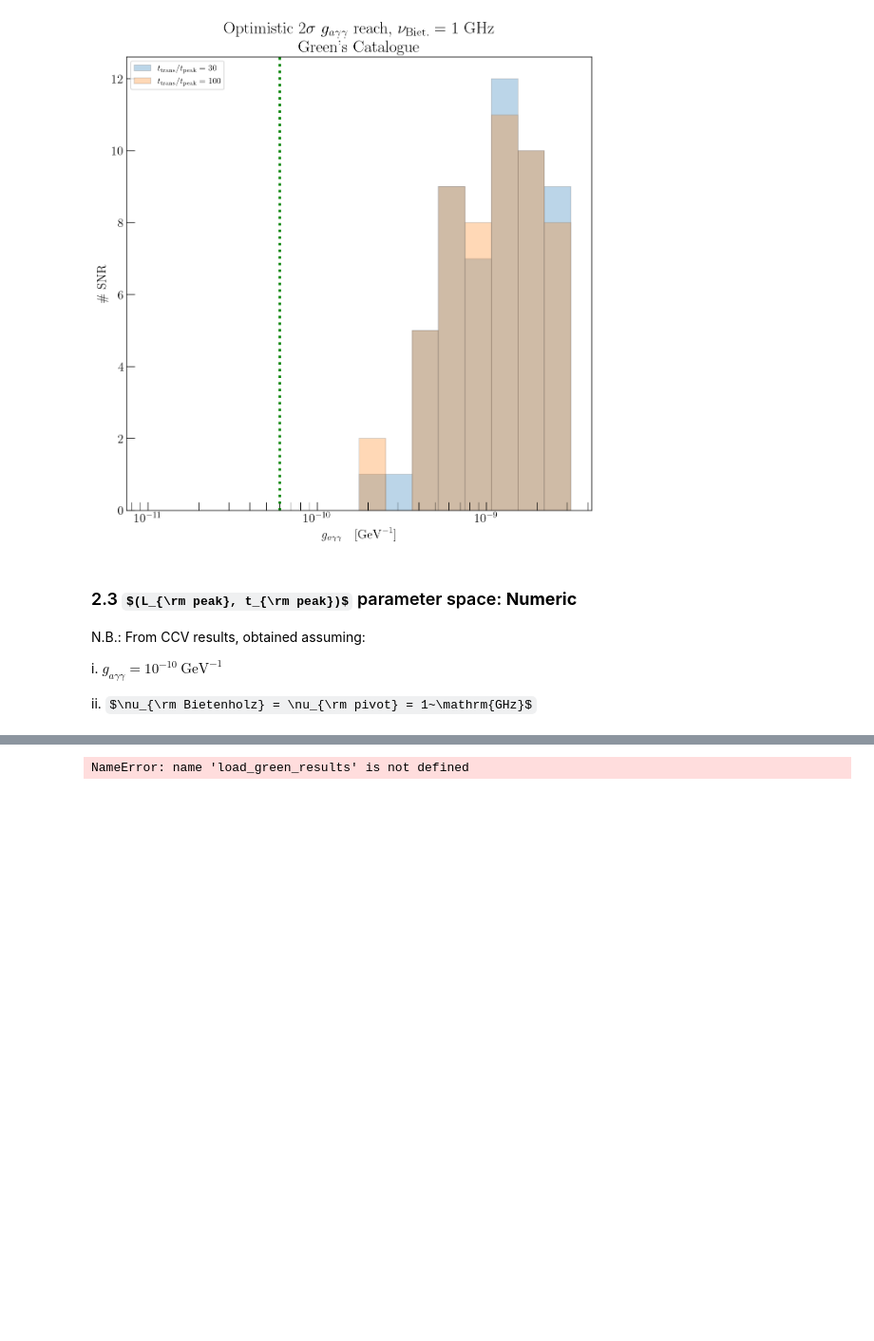
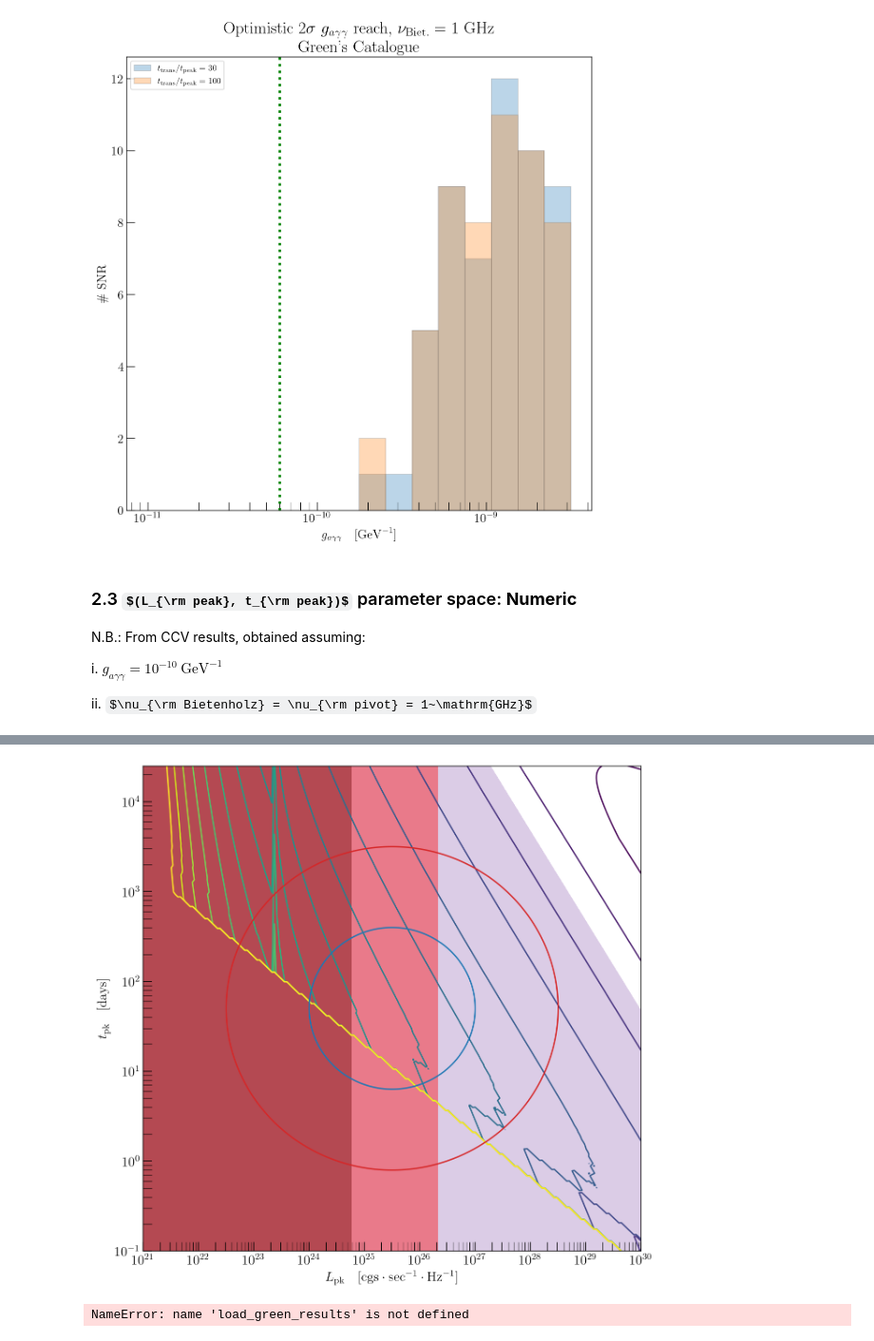
Before and after one commit to ManuelBuenAbad/snr_ghosts, a Jupyter notebook: workspace_notebooks/ws-8_param_space.ipynb, the cells around one changed output, grey strips where cells are left out. Shown at 95% size. Saved outputs shown, nothing was run; the diff lists cells and outputs as text; code cells hidden in the pictures; some formulas as TeX source; blank space fills up the shorter version.

```diff
--- a/workspace_notebooks/ws-8_param_space.ipynb
+++ b/workspace_notebooks/ws-8_param_space.ipynb
@@ -1041,3 +1310,36 @@ OSError: /home/buenabad/Documents/Physics/Projects/P11 - 2021 - snr_ghosts/green
+# %%
+# figure properties
+title_sz = 20.
+label_sz = 15.
+legend_sz = 15.
+rcParams['figure.figsize'] = (10, 10)
+
+fig, ax = plt.subplots()
+
+ma_ref = pt.ma_from_nu(nu_pivot)
+ga_cast = 6.e-11
+ga_lvls = np.arange(-14., -3.5, 0.5) # axion photon coupling levels
+
+from_Bieten_to_pivot = (nu_pivot/nuB)**-snr.alpha
+
+# contours for best possible ga
+ax.contour(gr.pre_Lpk_arr, gr.pre_tpk_arr, log10(ga_Gr), levels=ga_lvls)
+
+ax.contourf(gr.pre_Lpk_arr, gr.pre_tpk_arr, log10(ga_Gr), levels=[log10(ga_cast), 100.], colors=['indigo'], alpha=0.2, zorder=-1)
+
+ax.contourf(gr.pre_Lpk_arr, gr.pre_tpk_arr, no_Gr, levels=[0.999, 1.1], colors=['k'], alpha=0.4, zorder=-1)
+
+ax.contourf(gr.pre_Lpk_arr, gr.pre_tpk_arr, short_age, levels=[0.999, 1.1], colors=['r'], alpha=0.4, zorder=-1)
+
+ax.contour(gr.pre_Lpk_arr, gr.pre_tpk_arr, gr.sigs_Gr, levels=[1., 2.], colors=['C0', 'C3'], linestyles=['-', '-'])
+
+plt.xscale("log"),plt.yscale("log");
+ax.set_ylabel(r"$t_{\rm pk}\quad[\mathrm{days}]$", fontsize=label_sz);
+ax.set_xlabel(r"$L_{\rm pk}\quad[\mathrm{cgs \cdot sec^{-1} \cdot Hz^{-1}}]$", fontsize=label_sz);
+ax.set_xscale("log");ax.set_yscale("log");
+ax.tick_params("both", which="both", labelsize=label_sz, direction="in", length=10.)
+# %% [output]
+[figure, added]
 # %%
 # figure properties
 title_sz = 20.
```
Also changed, not shown: parts of 20 cells of this notebook, 6 other files.
